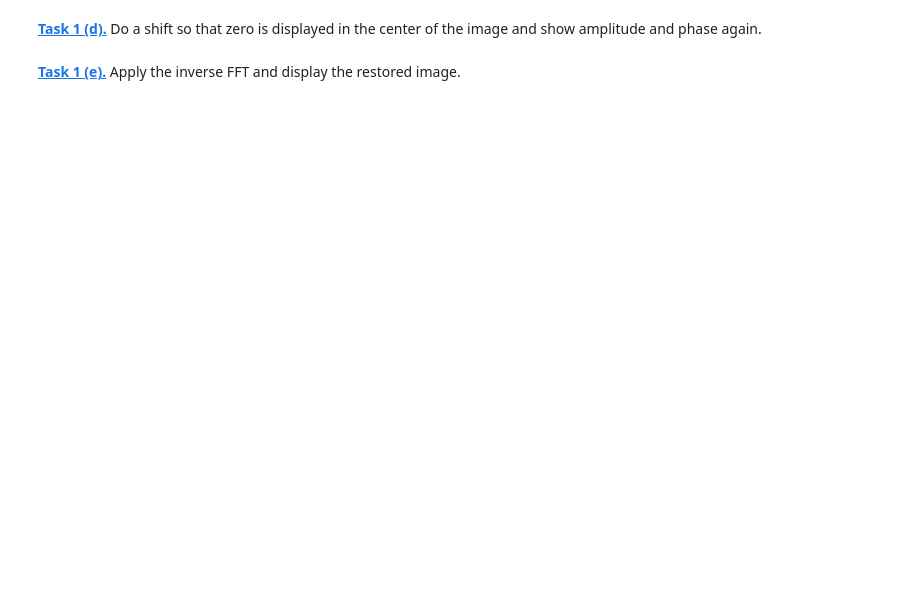
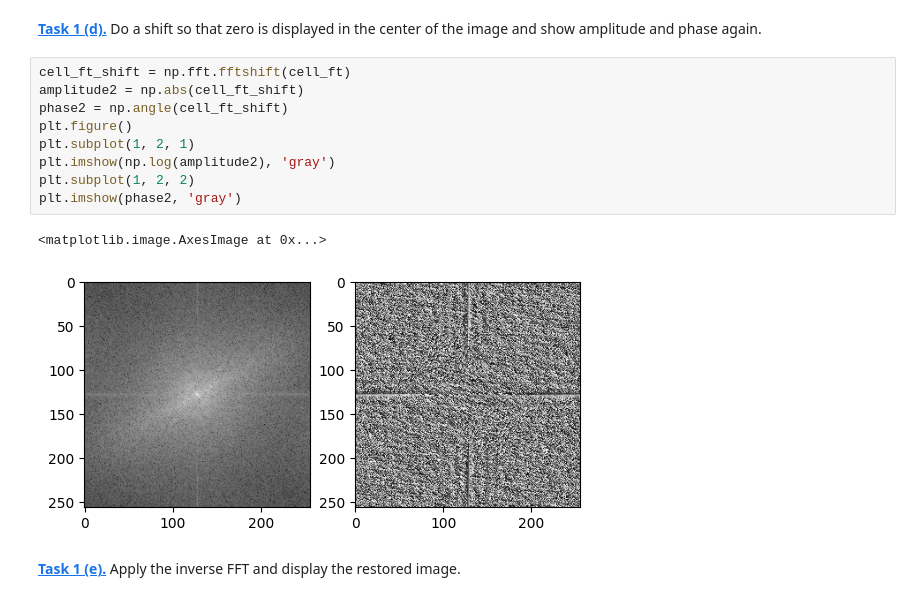
Before and after one commit to AB22-too/mobi-fs5-python, a Jupyter notebook: fourier.ipynb, the cells around one changed output. Cells and saved outputs as stored; diff of their text form; blank space fills up the shorter version.

```diff
--- a/fourier.ipynb
+++ b/fourier.ipynb
@@ -22,4 +38,16 @@ plt.imshow(phase, 'gray')
 # %% [markdown]
 **[Task 1 (d).]()** Do a shift so that zero is displayed in the center of the image and show amplitude and phase again.
+# %%
+cell_ft_shift = np.fft.fftshift(cell_ft)
+amplitude2 = np.abs(cell_ft_shift)
+phase2 = np.angle(cell_ft_shift)
+plt.figure()
+plt.subplot(1, 2, 1)
+plt.imshow(np.log(amplitude2), 'gray')
+plt.subplot(1, 2, 2)
+plt.imshow(phase2, 'gray')
+# %% [output]
+<matplotlib.image.AxesImage at 0x...>
+[figure, added]
 # %% [markdown]
 **[Task 1 (e).]()** Apply the inverse FFT and display the restored image.
```
Also changed, not shown: parts of 9 cells of this notebook, 1 other file.
